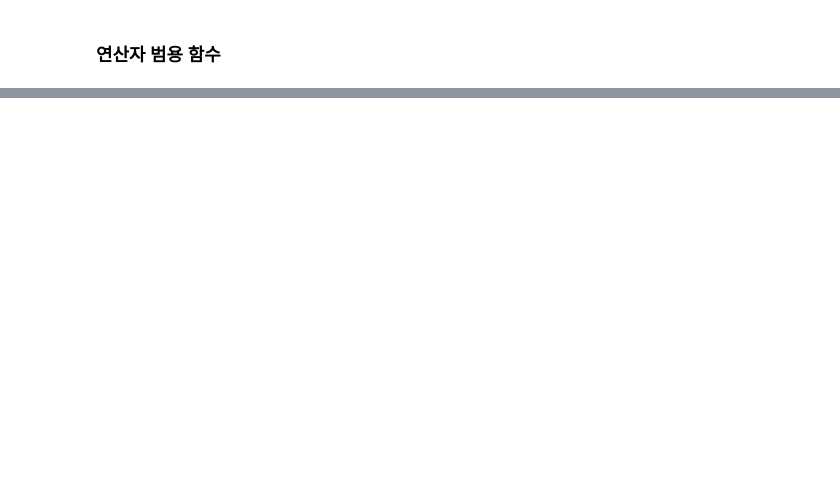
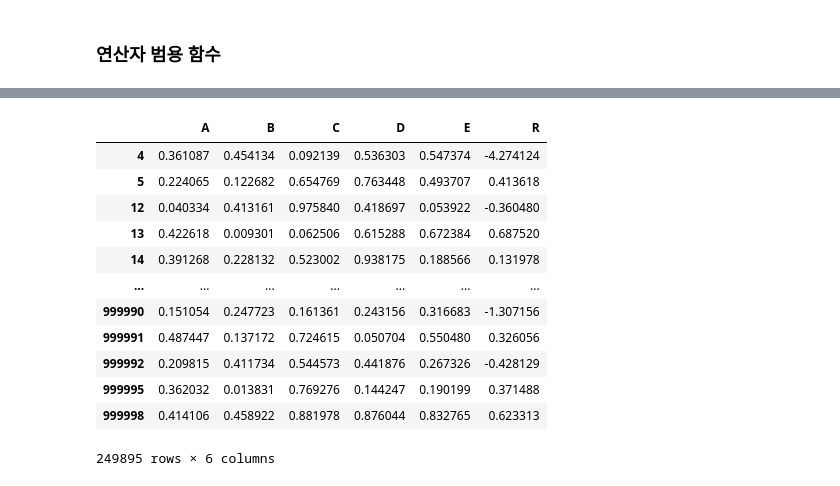
Before and after one commit to kksonge/cakd3_review, a Jupyter notebook: Pandas/데이터연산.ipynb, the cells around one changed output, grey strips where cells are left out. Saved outputs shown, nothing was run; the diff lists cells and outputs as text; code cells hidden in the pictures; blank space fills up the shorter version.

```diff
--- a/Pandas/데이터연산.ipynb
+++ b/Pandas/데이터연산.ipynb
@@ -105,0 +643,17 @@ df1.add(df2, fill_value=fvalue)
+# %%
+col_mean = df['D'].mean()
+df[(df.A < col_mean) &  (df.B < col_mean)]
+# %% [output]
+|  | A | B | C | D | E | R |
+| 4 | 0.361087 | 0.454134 | 0.092139 | 0.536303 | 0.547374 | -4.274124 |
+| 5 | 0.224065 | 0.122682 | 0.654769 | 0.763448 | 0.493707 | 0.413618 |
+| 12 | 0.040334 | 0.413161 | 0.975840 | 0.418697 | 0.053922 | -0.360480 |
+| 13 | 0.422618 | 0.009301 | 0.062506 | 0.615288 | 0.672384 | 0.687520 |
+| 14 | 0.391268 | 0.228132 | 0.523002 | 0.938175 | 0.188566 | 0.131978 |
+| ... | ... | ... | ... | ... | ... | ... |
+| 999990 | 0.151054 | 0.247723 | 0.161361 | 0.243156 | 0.316683 | -1.307156 |
+| 999991 | 0.487447 | 0.137172 | 0.724615 | 0.050704 | 0.550480 | 0.326056 |
+| 999992 | 0.209815 | 0.411734 | 0.544573 | 0.441876 | 0.267326 | -0.428129 |
+| 999995 | 0.362032 | 0.013831 | 0.769276 | 0.144247 | 0.190199 | 0.371488 |
+| 999998 | 0.414106 | 0.458922 | 0.881978 | 0.876044 | 0.832765 | 0.623313 |
+249895 rows × 6 columns
```
Also changed, not shown: parts of 85 cells of this notebook.
